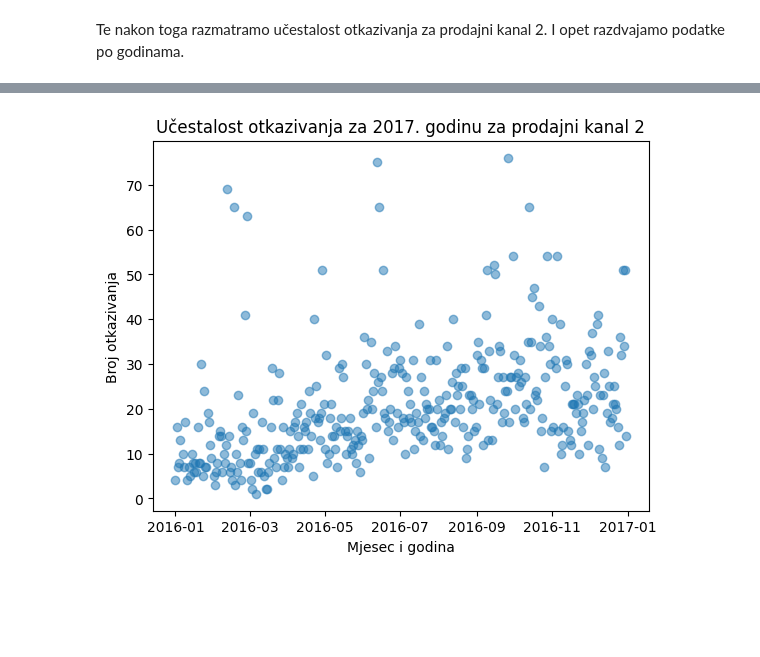
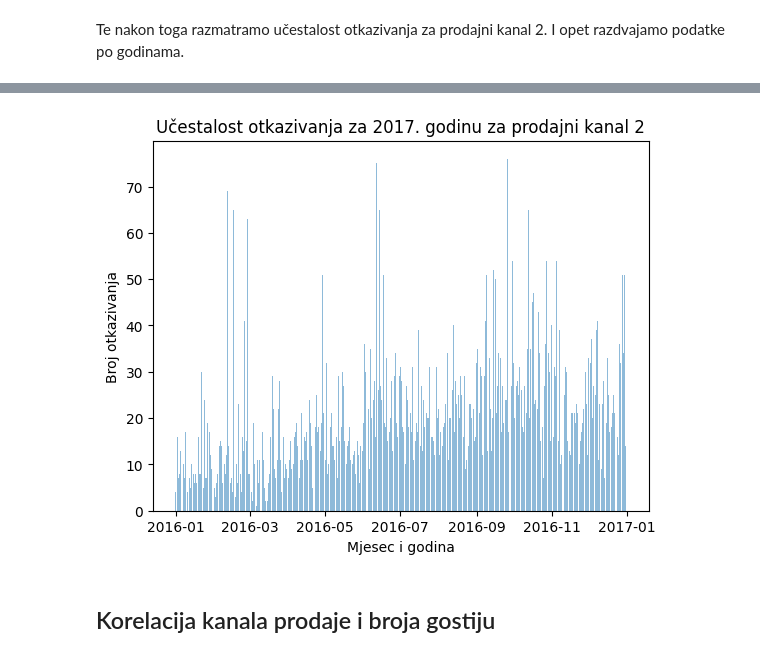
Before and after one commit to Matija-Kukic/lumen, a Jupyter notebook: data_cleanup/processing/processing_by_salesChannel/salesChannel_processing.ipynb, the cells around one changed output, grey strips where cells are left out. Saved outputs shown, nothing was run; the diff lists cells and outputs as text; code cells hidden in the pictures; blank space fills up the shorter version.

```diff
--- a/data_cleanup/processing/processing_by_salesChannel/salesChannel_processing.ipynb
+++ b/data_cleanup/processing/processing_by_salesChannel/salesChannel_processing.ipynb
@@ -299,16 +299,18 @@ plt.show()
 # %%
 cd217 = dict()
 for date in cds2:
     if date.year == 2016:
         if date in cd217:
             cd217[date] += 1
         else:
             cd217[date] = 1
 #print(cd217)
-plt.scatter(list(cd217.keys()), list(cd217.values()), alpha=0.5)
+plt.bar(list(cd217.keys()), list(cd217.values()), alpha=0.5)
 plt.title("Učestalost otkazivanja za 2017. godinu za prodajni kanal 2")
 plt.xlabel("Mjesec i godina")
 plt.ylabel('Broj otkazivanja')
 plt.show()
 # %% [output]
-[figure, old version]
+[figure, new version]
+# %% [markdown]
+## Korelacija kanala prodaje i broja gostiju
```
Also changed, not shown: parts of 12 cells of this notebook, 12 other files.
